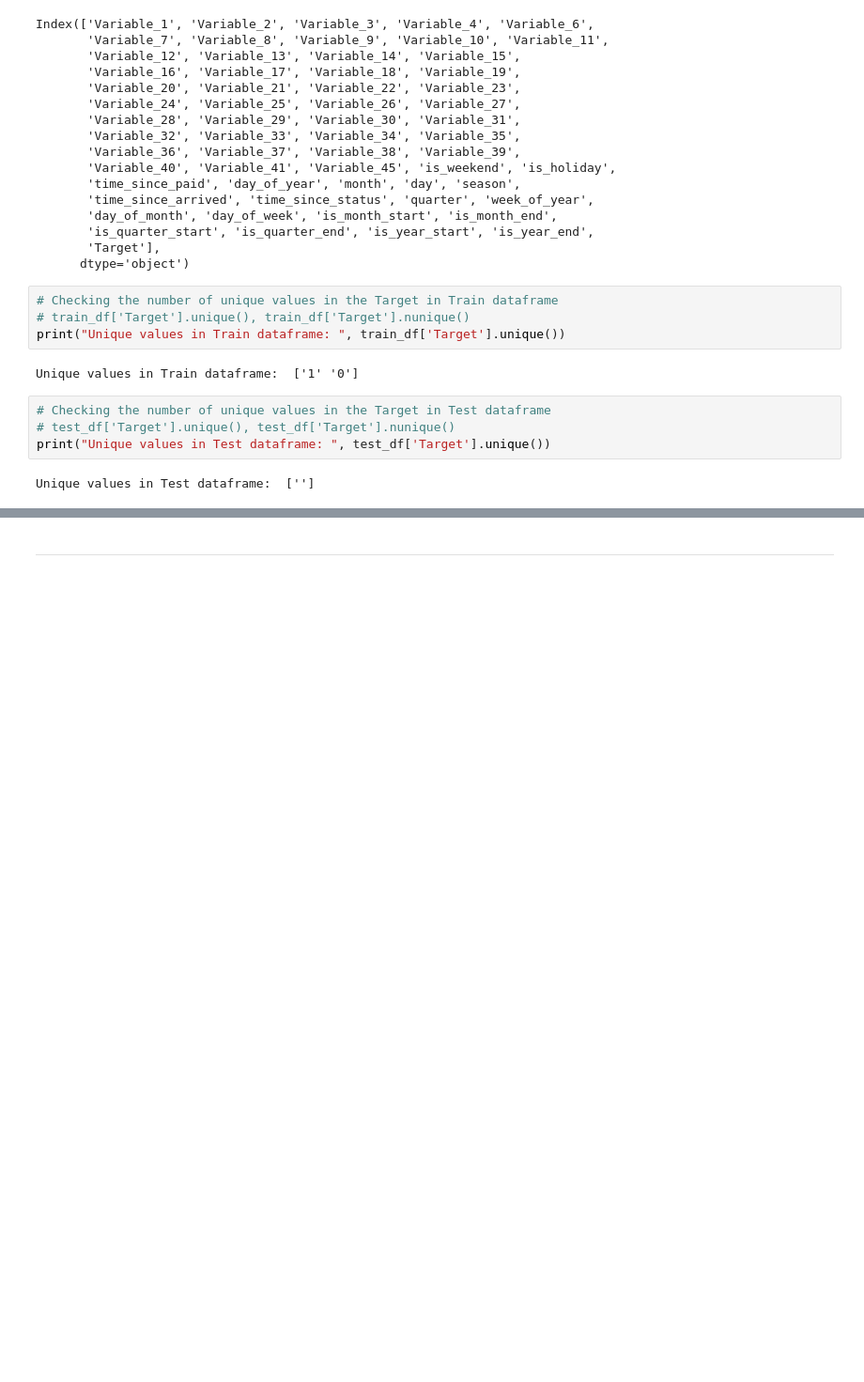
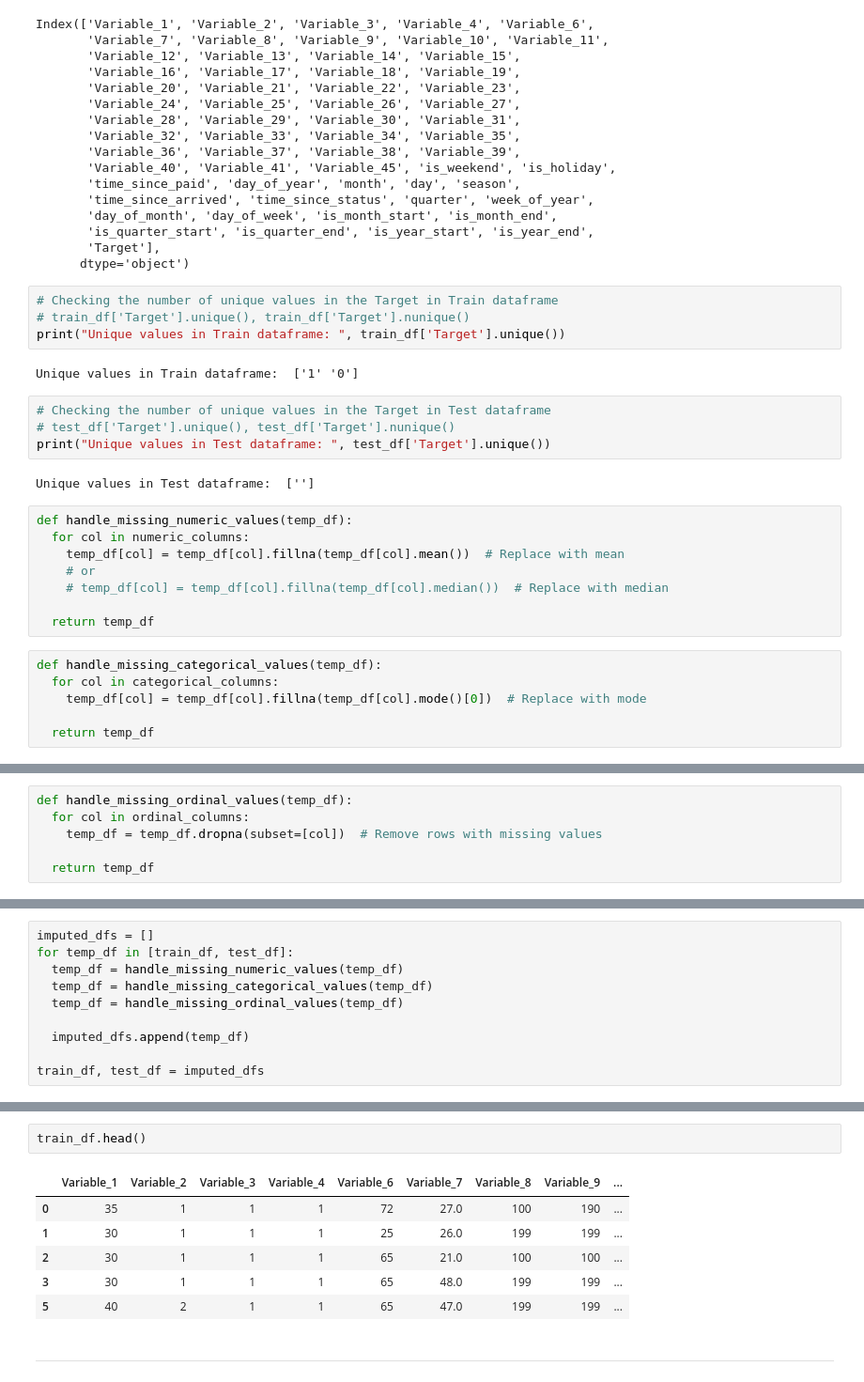
Before and after one commit to ajits-github/Binary_Classification_with_ordinal_data, a Jupyter notebook: Binary_Classification_with_ordinal_data.ipynb, the cells around one changed output, grey strips where cells are left out. Shown at 94% size. Cells and saved outputs as stored; diff of their text form; blank space fills up the shorter version.

```diff
--- a/Binary_Classification_with_ordinal_data.ipynb
+++ b/Binary_Classification_with_ordinal_data.ipynb
@@ -422,3 +422,17 @@ Unique values in Train dataframe:  ['1' '0']
 print("Unique values in Test dataframe: ", test_df['Target'].unique())
 # %% [output]
 Unique values in Test dataframe:  ['']
+# %%
+def handle_missing_numeric_values(temp_df):
+  for col in numeric_columns:
+    temp_df[col] = temp_df[col].fillna(temp_df[col].mean())  # Replace with mean
+    # or
+    # temp_df[col] = temp_df[col].fillna(temp_df[col].median())  # Replace with median
+
+  return temp_df
+# %%
+def handle_missing_categorical_values(temp_df):
+  for col in categorical_columns:
+    temp_df[col] = temp_df[col].fillna(temp_df[col].mode()[0])  # Replace with mode
+
+  return temp_df
@@ -424,0 +441,6 @@ Unique values in Test dataframe:  ['']
+# %%
+def handle_missing_ordinal_values(temp_df):
+  for col in ordinal_columns:
+    temp_df = temp_df.dropna(subset=[col])  # Remove rows with missing values
+
+  return temp_df
@@ -424,0 +488,10 @@ Unique values in Test dataframe:  ['']
+# %%
+imputed_dfs = []
+for temp_df in [train_df, test_df]:
+  temp_df = handle_missing_numeric_values(temp_df)
+  temp_df = handle_missing_categorical_values(temp_df)
+  temp_df = handle_missing_ordinal_values(temp_df)
+
+  imputed_dfs.append(temp_df)
+
+train_df, test_df = imputed_dfs
@@ -425,3 +510,12 @@ Unique values in Test dataframe:  ['']
+# %%
+train_df.head()
+# %% [output]
+|  | Variable_1 | Variable_2 | Variable_3 | Variable_4 | Variable_6 | Variable_7 | Variable_8 | Variable_9 | ... |
+| 0 | 35 | 1 | 1 | 1 | 72 | 27.0 | 100 | 190 | ... |
+| 1 | 30 | 1 | 1 | 1 | 25 | 26.0 | 199 | 199 | ... |
+| 2 | 30 | 1 | 1 | 1 | 65 | 21.0 | 100 | 100 | ... |
+| 3 | 30 | 1 | 1 | 1 | 65 | 48.0 | 199 | 199 | ... |
+| 5 | 40 | 2 | 1 | 1 | 65 | 47.0 | 199 | 199 | ... |
 # %% [markdown]
 
 
```
Also changed, not shown: parts of 6 cells of this notebook.
